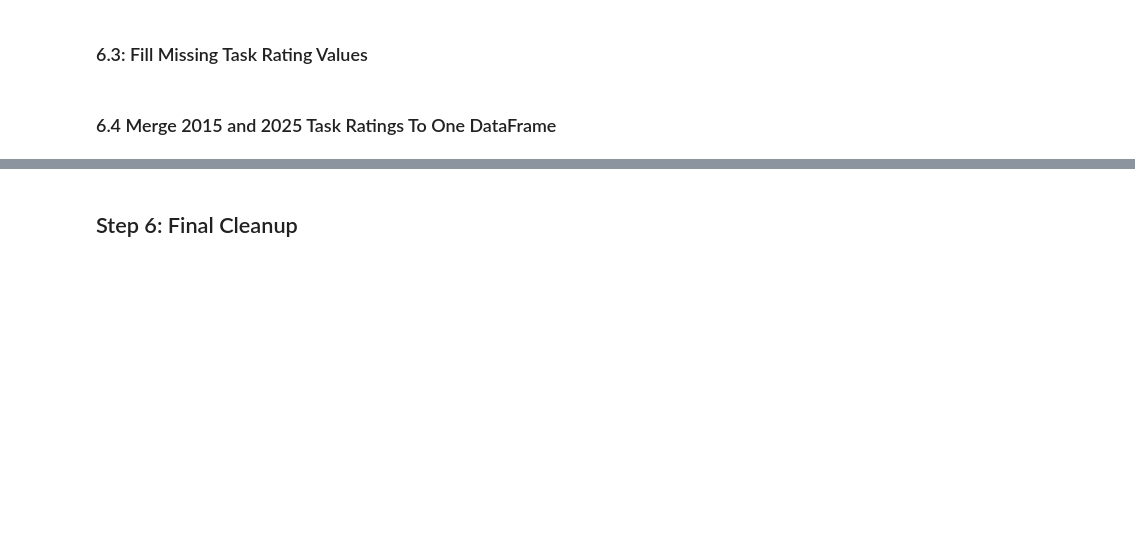
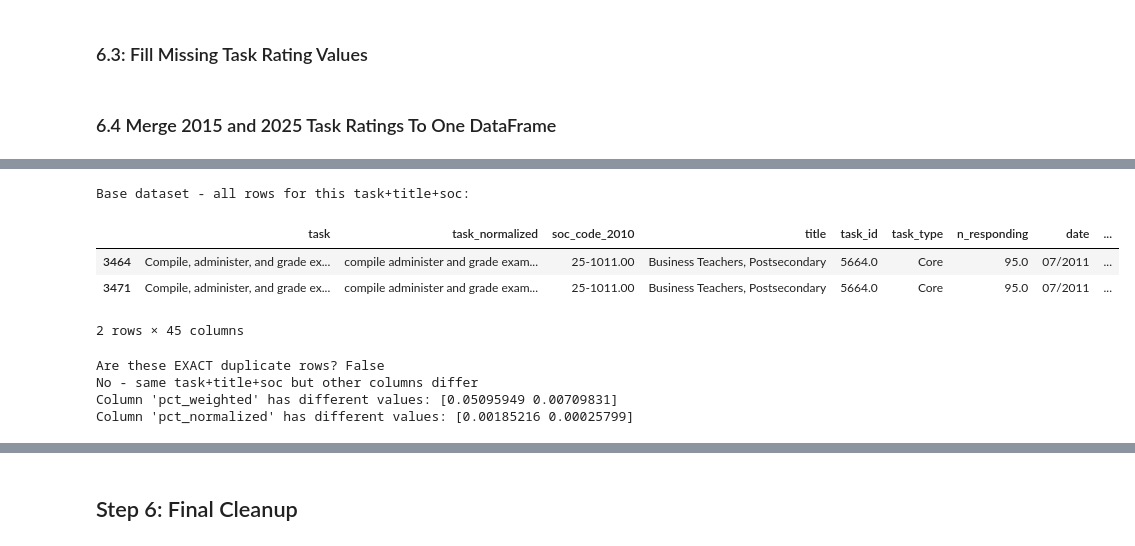
Before and after one commit to theodorewright11/aei_data_analysis, a Jupyter notebook: scripts/data_merge.ipynb, the cells around one changed output, grey strips where cells are left out. Saved outputs shown, nothing was run; the diff lists cells and outputs as text; code cells hidden in the pictures; blank space fills up the shorter version.

```diff
--- a/scripts/data_merge.ipynb
+++ b/scripts/data_merge.ipynb
@@ -1066,8 +1083,8 @@ def merge_task_ratings(tasks_wage_emp_final_df, ratings_df) -> pd.DataFrame:
     # Normalize column names
     df["task_normalized"] = df["task"].apply(normalize_text)
     ratings_df["task_normalized"] = ratings_df["Task"].apply(normalize_text)
-    df["title_normalized"] = df["title"].str.lower().str.strip()
-    ratings_df["title_normalized"] = ratings_df["Title"].str.lower().str.strip()
+    df["title_normalized"] = df["title"].apply(normalize_text)
+    ratings_df["title_normalized"] = ratings_df["Title"].apply(normalize_text)
 
     # Count how many times each normalized task appears
     task_counts = df["task_normalized"].value_counts()
@@ -1286,3 +1371,38 @@ tasks_final_uncleaned_df = merge_task_ratings_to_one_df(tasks_final_2025_filled_
+# %%
+# Check if these are full duplicate rows or just duplicate keys
+sample_task = "compile administer and grade examinations or assign this work to others"
+sample_title = "business teachers postsecondary"
+sample_soc = "25-1011.00"
+
+# Look at ALL columns for this combination in base dataset
+base_sample = tasks_final_2025_filled_df[
+    (tasks_final_2025_filled_df['task_normalized'] == sample_task) &
+    (tasks_final_2025_filled_df['title_normalized'] == sample_title) &
+    (tasks_final_2025_filled_df['soc_code_2010'] == sample_soc)
+]
+
+print("Base dataset - all rows for this task+title+soc:")
+display(base_sample)
+
+print(f"\nAre these EXACT duplicate rows? {base_sample.duplicated().any()}")
+if base_sample.duplicated().any():
+    print("Yes - you have identical rows")
+else:
+    print("No - same task+title+soc but other columns differ")
+    # Show what differs
+    for col in base_sample.columns:
+        if base_sample[col].nunique() > 1:
+            print(f"Column '{col}' has different values: {base_sample[col].unique()}")
+# %% [output]
+Base dataset - all rows for this task+title+soc:
+|  | task | task_normalized | soc_code_2010 | title | task_id | task_type | n_responding | date | ... |
+| 3464 | Compile, administer, and grade ex... | compile administer and grade exam... | 25-1011.00 | Business Teachers, Postsecondary | 5664.0 | Core | 95.0 | 07/2011 | ... |
+| 3471 | Compile, administer, and grade ex... | compile administer and grade exam... | 25-1011.00 | Business Teachers, Postsecondary | 5664.0 | Core | 95.0 | 07/2011 | ... |
+2 rows × 45 columns
+Are these EXACT duplicate rows? False
+No - same task+title+soc but other columns differ
+Column 'pct_weighted' has different values: [0.05095949 0.00709831]
+Column 'pct_normalized' has different values: [0.00185216 0.00025799]
 # %%
 # Optional save to csv and show df for inspection
 
```
Also changed, not shown: parts of 9 cells of this notebook.
